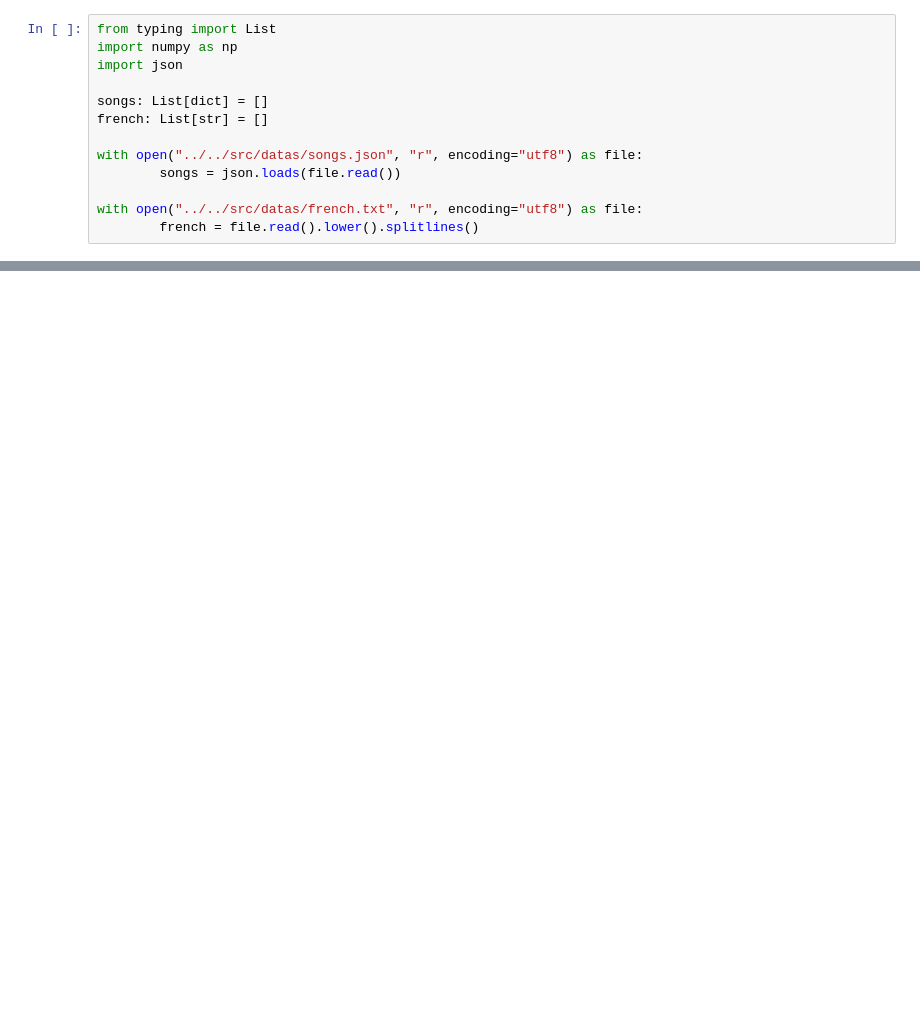
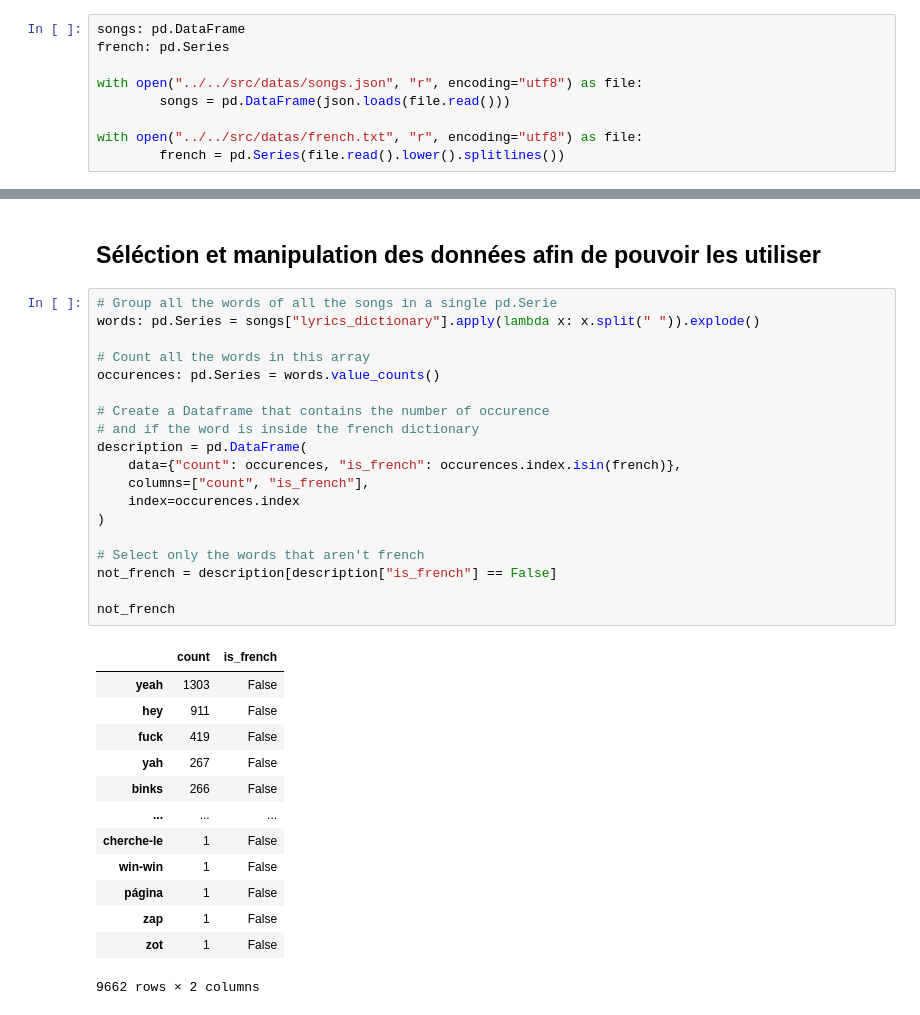
Before and after one commit to owengombas/genyus, a Jupyter notebook: notebooks/report/4_french.ipynb, the cells around one changed output, grey strips where cells are left out. Cells and saved outputs as stored; diff of their text form; blank space fills up the shorter version.

Commit message:
french.ipynb

```diff
--- a/notebooks/report/4_french.ipynb
+++ b/notebooks/report/4_french.ipynb
@@ -3,13 +21,9 @@
 # %%
-from typing import List
-import numpy as np
-import json
-
-songs: List[dict] = []
-french: List[str] = []
+songs: pd.DataFrame
+french: pd.Series
 
 with open("../../src/datas/songs.json", "r", encoding="utf8") as file:
-        songs = json.loads(file.read())
+        songs = pd.DataFrame(json.loads(file.read()))
 
 with open("../../src/datas/french.txt", "r", encoding="utf8") as file:
-        french = file.read().lower().splitlines()
+        french = pd.Series(file.read().lower().splitlines())
@@ -49,0 +30,35 @@ KeyboardInterrupt:
+# %% [markdown]
+## Séléction et manipulation des données afin de pouvoir les utiliser
+# %%
+# Group all the words of all the songs in a single pd.Serie
+words: pd.Series = songs["lyrics_dictionary"].apply(lambda x: x.split(" ")).explode()
+
+# Count all the words in this array
+occurences: pd.Series = words.value_counts()
+
+# Create a Dataframe that contains the number of occurence
+# and if the word is inside the french dictionary
+description = pd.DataFrame(
+    data={"count": occurences, "is_french": occurences.index.isin(french)},
+    columns=["count", "is_french"],
+    index=occurences.index
+)
+
+# Select only the words that aren't french
+not_french = description[description["is_french"] == False]
+
+not_french
+# %% [output]
+|  | count | is_french |
+| yeah | 1303 | False |
+| hey | 911 | False |
+| fuck | 419 | False |
+| yah | 267 | False |
+| binks | 266 | False |
+| ... | ... | ... |
+| cherche-le | 1 | False |
+| win-win | 1 | False |
+| página | 1 | False |
+| zap | 1 | False |
+| zot | 1 | False |
+9662 rows × 2 columns
```
Also changed, not shown: parts of 10 cells of this notebook, 9 other files.
